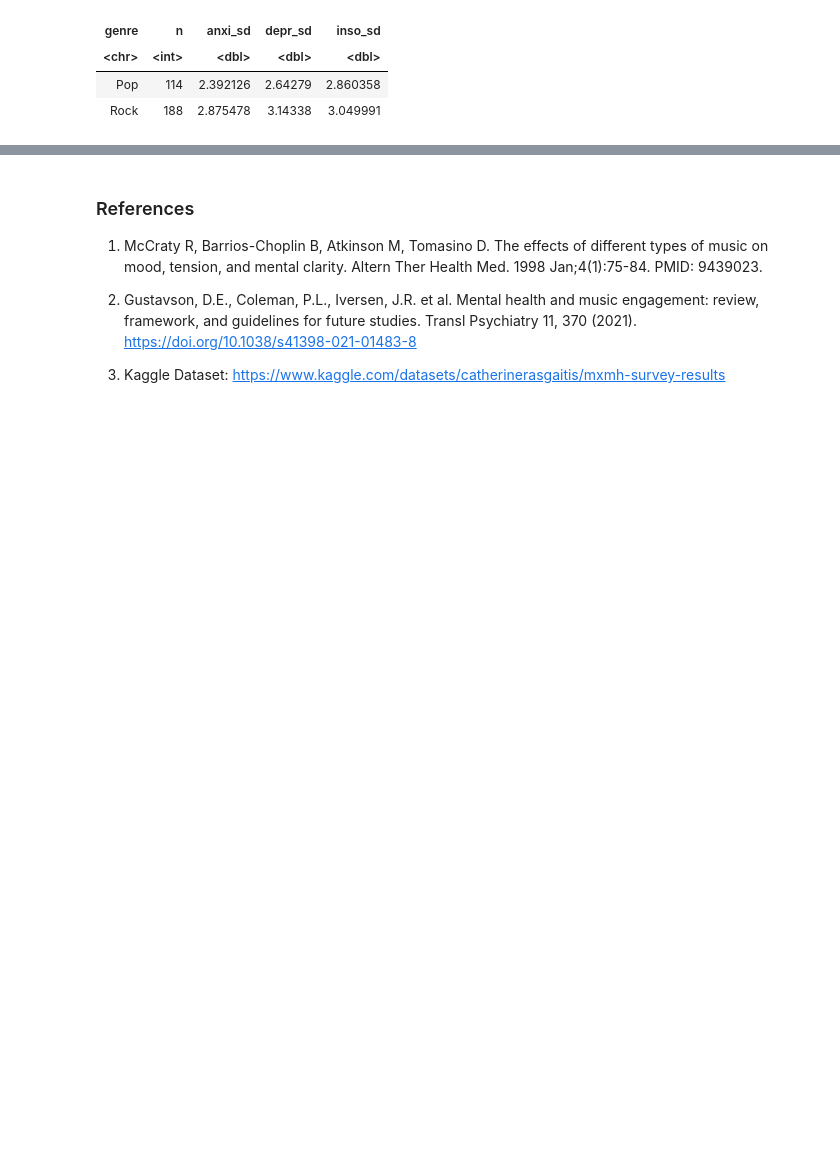
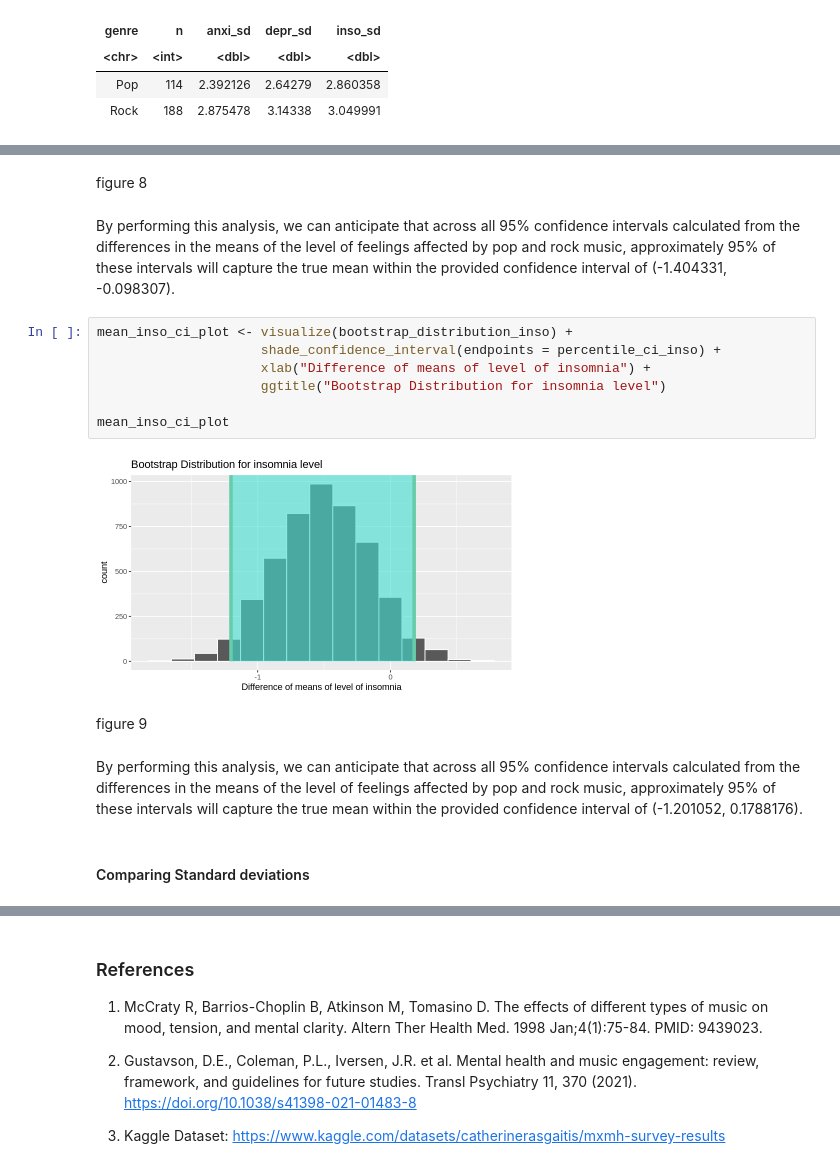
Before and after one commit to SaiUbc/STAT-201-Group-Project-Team-3, a Jupyter notebook: Group 3_Proposal.ipynb, the cells around one changed output, grey strips where cells are left out. Saved outputs shown, nothing was run; the diff lists cells and outputs as text; blank space fills up the shorter version.

```diff
--- a/Group 3_Proposal.ipynb
+++ b/Group 3_Proposal.ipynb
@@ -381,0 +564,19 @@ The potential impact of this study is significant. If music can influence mental
+# %% [markdown]
+figure 8
+# %% [markdown]
+By performing this analysis, we can anticipate that across all 95% confidence intervals calculated from the differences in the means of the level of feelings affected by pop and rock music, approximately 95% of these intervals will capture the true mean within the provided confidence interval of (-1.404331, -0.098307).
+# %%
+mean_inso_ci_plot <- visualize(bootstrap_distribution_inso) +
+                     shade_confidence_interval(endpoints = percentile_ci_inso) +
+                     xlab("Difference of means of level of insomnia") +
+                     ggtitle("Bootstrap Distribution for insomnia level")
+
+mean_inso_ci_plot
+# %% [output]
+[figure, added]
+# %% [markdown]
+figure 9
+# %% [markdown]
+By performing this analysis, we can anticipate that across all 95% confidence intervals calculated from the differences in the means of the level of feelings affected by pop and rock music, approximately 95% of these intervals will capture the true mean within the provided confidence interval of (-1.201052, 0.1788176).
+# %% [markdown]
+#### Comparing Standard deviations
```
Also changed, not shown: parts of 26 cells of this notebook.
